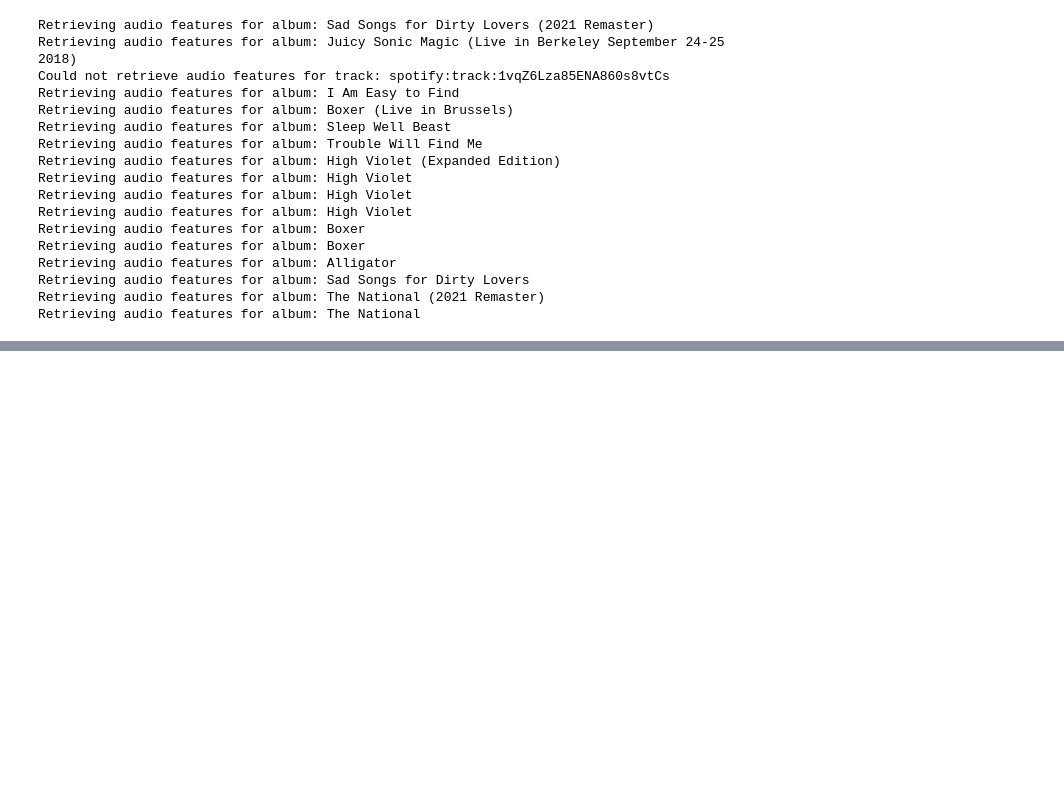
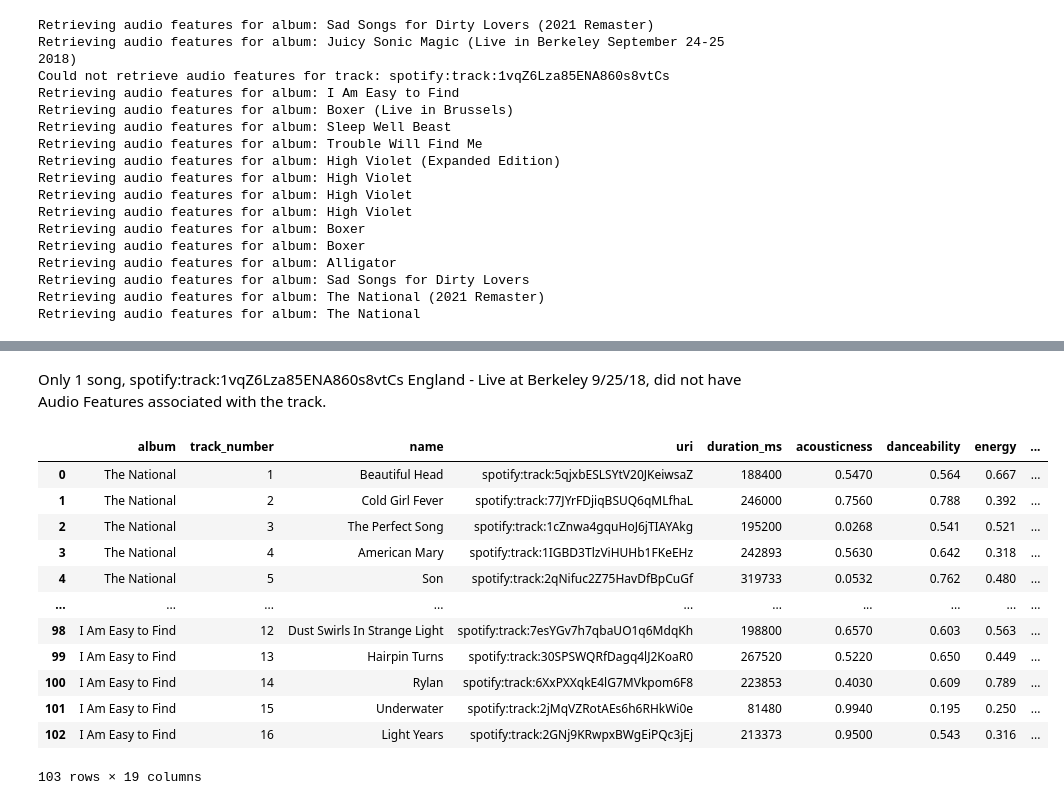
Before and after one commit to codey-phoun/SpotifyAudioFeatures_TheNational, a Jupyter notebook: Spotipy_The_National.ipynb, the cells around one changed output, grey strips where cells are left out. Drawn from its saved outputs; the diff is of its cells as text; code cells hidden in the pictures; blank space fills up the shorter version.

Commit message:
added dataframe cleaning step

```diff
--- a/Spotipy_The_National.ipynb
+++ b/Spotipy_The_National.ipynb
@@ -199,0 +202,6 @@ national_df.to_csv("The_National_Song_Features.csv")
+# %%
+# drop duplicate tracks
+national_df.drop_duplicates(inplace=True)
+# %%
+# Set NA values to be NaN
+national_df.replace({'NA': np.nan}, inplace=True)
@@ -199,0 +214,50 @@ national_df.to_csv("The_National_Song_Features.csv")
+# %%
+# drop row with NaN
+national_df.dropna(inplace = True)
+# %% [markdown]
+Only 1 song, spotify:track:1vqZ6Lza85ENA860s8vtCs England - Live at Berkeley 9/25/18, did not have Audio Features associated with the track.
+# %%
+# set album order
+album_order = {
+    'The National': 0,
+    'Sad Songs for Dirty Lovers': 1,
+    'Alligator': 2,
+    'Boxer': 3,
+    'High Violet': 4,
+    'Trouble Will Find Me': 5,
+    'Sleep Well Beast': 6,
+    'I Am Easy to Find': 7}
+
+national_df['album_order'] = national_df['album'].map(album_order)
+# %%
+# create a new dataframe with only the main studio albums
+
+studio_albums = ['The National',
+                'Sad Songs for Dirty Lovers',
+                'Alligator',
+                'Boxer',
+                'High Violet',
+                'Trouble Will Find Me',
+                'Sleep Well Beast',
+                'I Am Easy to Find']
+
+studio_albums_df = national_df[national_df['album']\
+                    .isin(studio_albums)]\
+                    .sort_values(by = ['album_order', 'track_number'])\
+                    .reset_index(drop = True)
+
+studio_albums_df
+# %% [output]
+|  | album | track_number | name | uri | duration_ms | acousticness | danceability | energy | ... |
+| 0 | The National | 1 | Beautiful Head | spotify:track:5qjxbESLSYtV20JKeiwsaZ | 188400 | 0.5470 | 0.564 | 0.667 | ... |
+| 1 | The National | 2 | Cold Girl Fever | spotify:track:77JYrFDjiqBSUQ6qMLfhaL | 246000 | 0.7560 | 0.788 | 0.392 | ... |
+| 2 | The National | 3 | The Perfect Song | spotify:track:1cZnwa4gquHoJ6jTIAYAkg | 195200 | 0.0268 | 0.541 | 0.521 | ... |
+| 3 | The National | 4 | American Mary | spotify:track:1IGBD3TlzViHUHb1FKeEHz | 242893 | 0.5630 | 0.642 | 0.318 | ... |
+| 4 | The National | 5 | Son | spotify:track:2qNifuc2Z75HavDfBpCuGf | 319733 | 0.0532 | 0.762 | 0.480 | ... |
+| ... | ... | ... | ... | ... | ... | ... | ... | ... | ... |
+| 98 | I Am Easy to Find | 12 | Dust Swirls In Strange Light | spotify:track:7esYGv7h7qbaUO1q6MdqKh | 198800 | 0.6570 | 0.603 | 0.563 | ... |
+| 99 | I Am Easy to Find | 13 | Hairpin Turns | spotify:track:30SPSWQRfDagq4lJ2KoaR0 | 267520 | 0.5220 | 0.650 | 0.449 | ... |
+| 100 | I Am Easy to Find | 14 | Rylan | spotify:track:6XxPXXqkE4lG7MVkpom6F8 | 223853 | 0.4030 | 0.609 | 0.789 | ... |
+| 101 | I Am Easy to Find | 15 | Underwater | spotify:track:2jMqVZRotAEs6h6RHkWi0e | 81480 | 0.9940 | 0.195 | 0.250 | ... |
+| 102 | I Am Easy to Find | 16 | Light Years | spotify:track:2GNj9KRwpxBWgEiPQc3jEj | 213373 | 0.9500 | 0.543 | 0.316 | ... |
+103 rows × 19 columns
```
Also changed, not shown: parts of 21 cells of this notebook, 2 other files.
